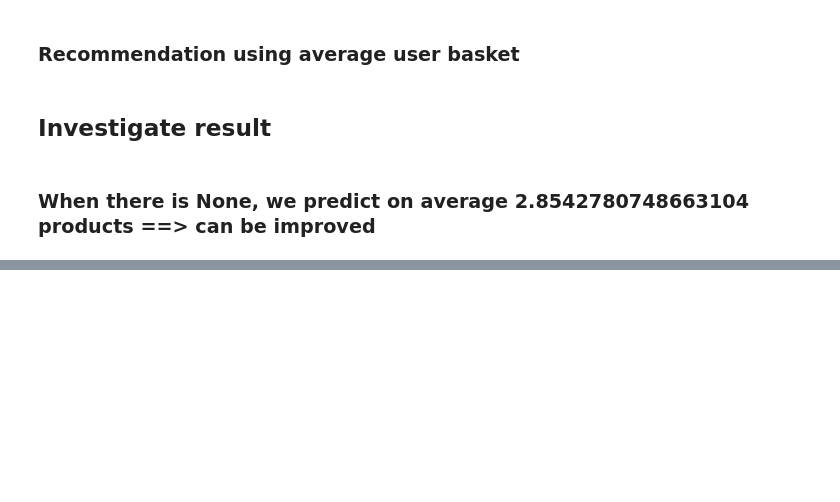
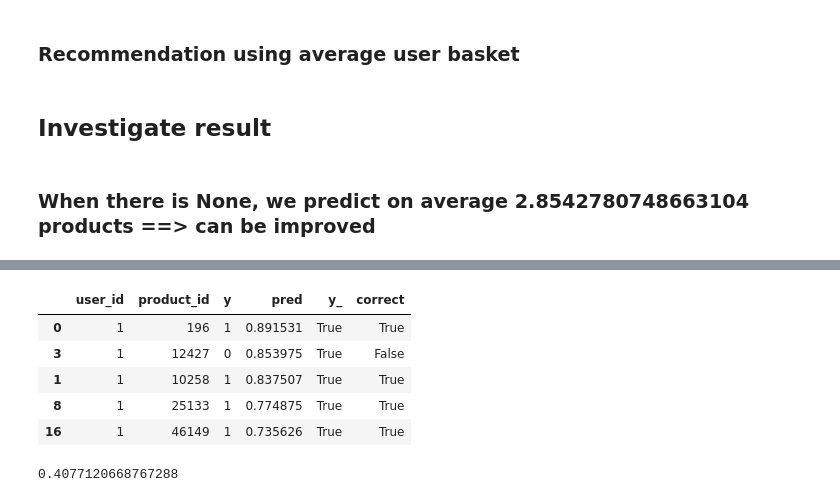
Before and after one commit to tcnguyen/instacart-kaggle, a Jupyter notebook: code/Model.ipynb, the cells around one changed output, grey strips where cells are left out. Drawn from its saved outputs; the diff is of its cells as text; code cells hidden in the pictures; blank space fills up the shorter version.

```diff
--- a/code/Model.ipynb
+++ b/code/Model.ipynb
@@ -146,12 +156,19 @@ gc.collect()
 # %%
 import h5py
-with h5py.File(FEATURES_PATH+ 'data_train_product_embedding.h5', 'w') as hf:
+#with h5py.File(FEATURES_PATH+ 'data_train_product_embedding.h5', 'w') as hf:
+with h5py.File(FEATURES_PATH+ 'data_train.h5', 'w') as hf:
     hf.create_dataset("X_train",  data=X_train)
     hf.create_dataset("y_train",  data=y_train)
 
-with h5py.File(FEATURES_PATH+ 'data_train_product_embedding.h5', 'a') as hf:
+#with h5py.File(FEATURES_PATH+ 'data_train_product_embedding.h5', 'a') as hf:
+with h5py.File(FEATURES_PATH+ 'data_train.h5', 'a') as hf:
     hf.create_dataset("X_valid",  data=X_valid)
     hf.create_dataset("y_valid",  data=y_valid)
+# %%
+import h5py
+with h5py.File(FEATURES_PATH+ 'data_train.h5', 'r') as hf:
+    X_train = hf['X_train'][:]
+    y_train = hf['y_train'][:]
 # %%
 weight_train = 1 - (1- y_train)*0.8
 weight_valid = 1 - (1- y_valid)*0.8
@@ -199,3 +224,21 @@ bst.eval_valid()
+# %%
+d_train = xgboost.DMatrix(X_train, y_train)
+xgb_params = {
+    "objective"         : "reg:logistic"
+    ,"eval_metric"      : "logloss"
+    ,"eta"              : 0.1
+    ,"max_depth"        : 6
+    ,"min_child_weight" :10
+    ,"gamma"            :0.70
+    ,"subsample"        :0.76
+    ,"colsample_bytree" :0.95
+    ,"alpha"            :2e-05
+    ,"lambda"           :10
+}
+
+watchlist= [(d_train, "train")]
+bst = xgboost.train(params=xgb_params, dtrain=d_train, num_boost_round=80, evals=watchlist, verbose_eval=10)
+xgboost.plot_importance(bst)
 # %% [markdown]
 ## Train on all dataset
 # %%
@@ -500,0 +586,2 @@ data_valid[(data_valid.user_id == 188562) & (data_valid.product_id  == 43409)].T
+# %%
+pred_train = bst.predict(X_train)
@@ -500,0 +592,25 @@ data_valid[(data_valid.user_id == 188562) & (data_valid.product_id  == 43409)].T
+# %%
+train_df = data_train[['user_id', 'product_id']].copy()
+train_df["y"] = y_train
+train_df["pred"] = pred_train
+train_df["y_"] = train_df["pred"]  >= 0.2
+train_df['correct'] = (train_df['y'] == train_df['y_']) & (train_df['y_'])
+train_df.sort_values(['user_id', 'pred'], ascending=[True, False], inplace = True)
+train_df.head()
+# %% [output]
+|  | user_id | product_id | y | pred | y_ | correct |
+| 0 | 1 | 196 | 1 | 0.891531 | True | True |
+| 3 | 1 | 12427 | 0 | 0.853975 | True | False |
+| 1 | 1 | 10258 | 1 | 0.837507 | True | True |
+| 8 | 1 | 25133 | 1 | 0.774875 | True | True |
+| 16 | 1 | 46149 | 1 | 0.735626 | True | True |
+# %%
+threshold_none = 0.45
+result_train = train_df.groupby('user_id').agg({'y':np.sum,'y_':np.sum, 'correct':np.sum, 'pred':np.max}).reset_index()
+result_train['None'] = (result_train['y_'] > 0) & (result_train['y_'] < 4) &(result_train['pred'] < threshold_none)
+result_train['precision'] = result_train.apply(lambda row: precision(row['y'], row['y_'], row['correct'], row['None']), axis=1)
+result_train['recall'] = result_train.apply(lambda row: recall(row['y'], row['y_'], row['correct'], row['None']), axis=1)
+result_train['f1'] = result_train.apply(lambda row: f1(row['y'], row['y_'], row['correct'], row['None']), axis=1)
+print(result_train.f1.mean())
+# %% [output]
+0.4077120668767288
```
Also changed, not shown: parts of 65 cells of this notebook, 2 other files.
